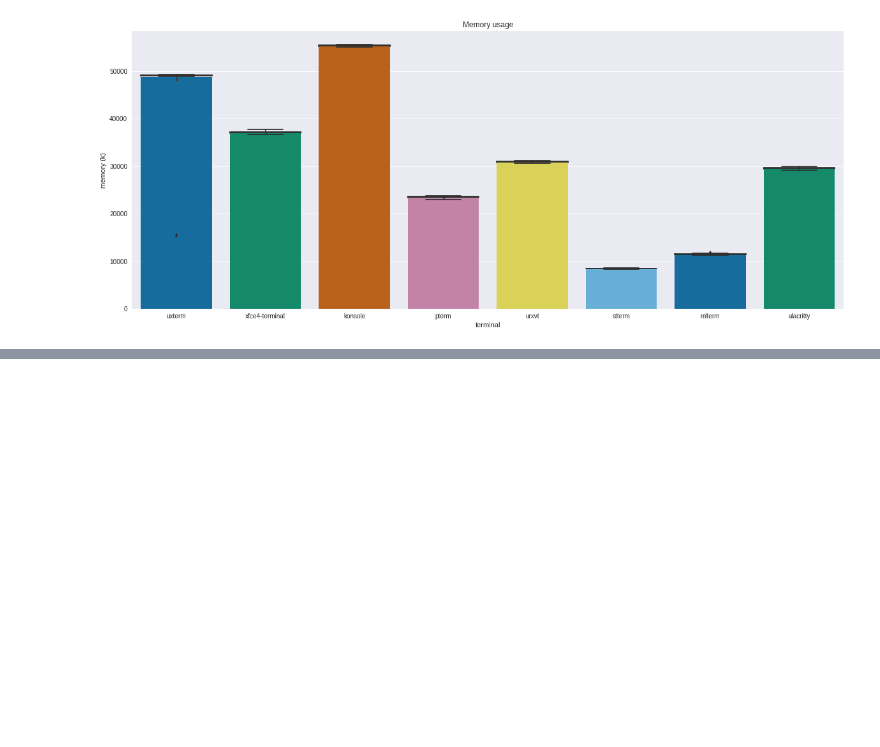
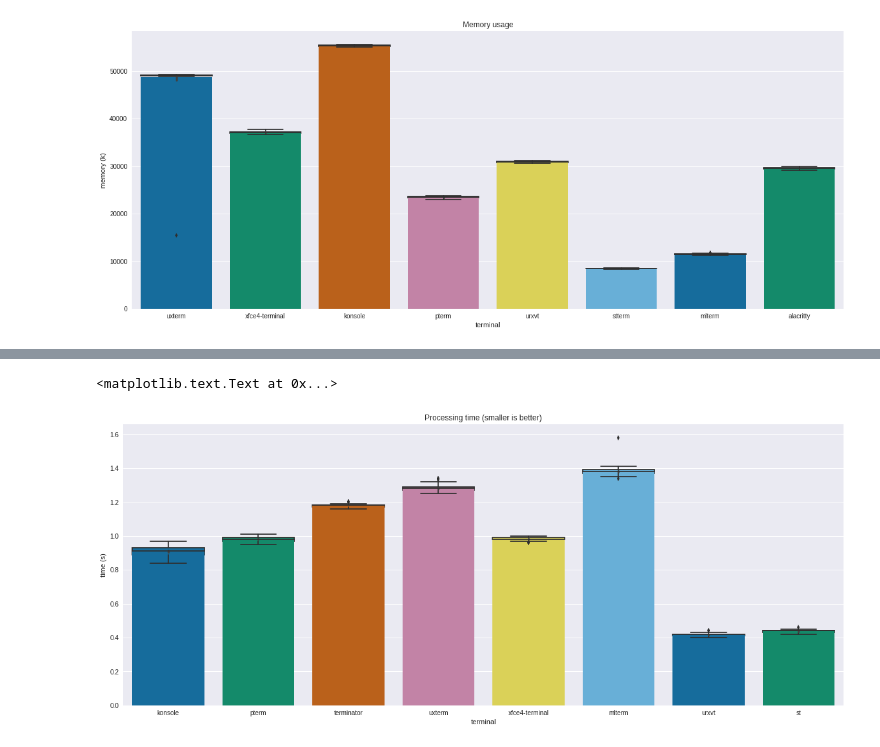
Before and after one commit to anarcat/terms-benchmarks, a Jupyter notebook: benchmarks.ipynb, the cells around one changed output, grey strips where cells are left out. Cells and saved outputs as stored; diff of their text form; code cells hidden in the pictures; blank space fills up the shorter version.

```diff
--- a/benchmarks.ipynb
+++ b/benchmarks.ipynb
@@ -207,0 +294,3 @@ ax.set_ylabel('memory (k)')
+# %%
+data = pandas.read_csv('fedora27-wayland/times-100x100000.csv')
+data.describe()
@@ -207,0 +327,13 @@ ax.set_ylabel('memory (k)')
+# %%
+fig, _ = plt.subplots()
+fig.set_figwidth(FIG_WIDTH)
+fig.set_figheight(FIG_HEIGTH)
+
+# lots of outliers in xterm, some in pterm, but others have too little variability
+ax = sns.boxplot(data=data, x='terminal', y='time', palette='colorblind')
+ax = sns.barplot(data=data, x='terminal', y='time', palette='colorblind')
+ax.set_title('Processing time (smaller is better)')
+ax.set_ylabel('time (s)')
+# %% [output]
+<matplotlib.text.Text at 0x...>
+[figure, added]
```
Also changed, not shown: parts of 18 cells of this notebook.
